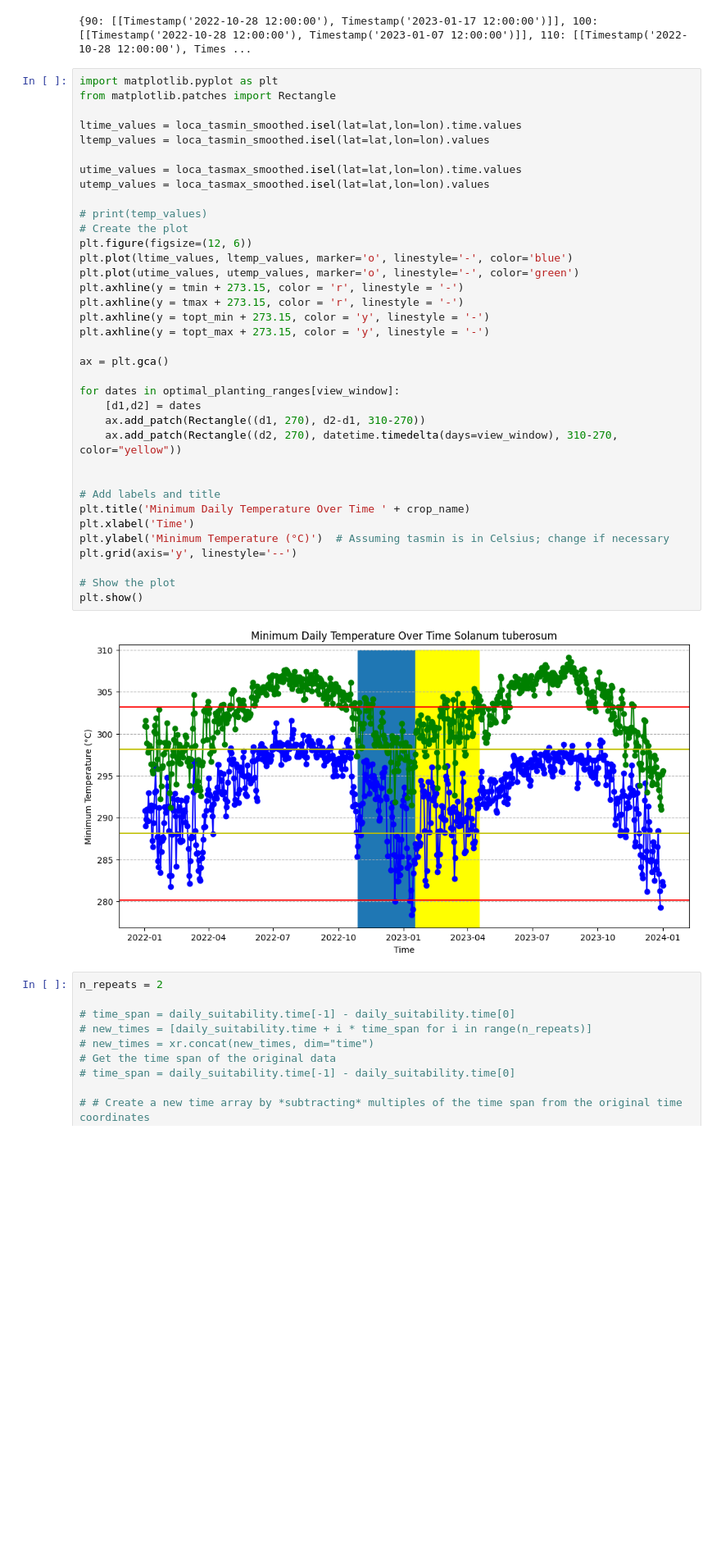
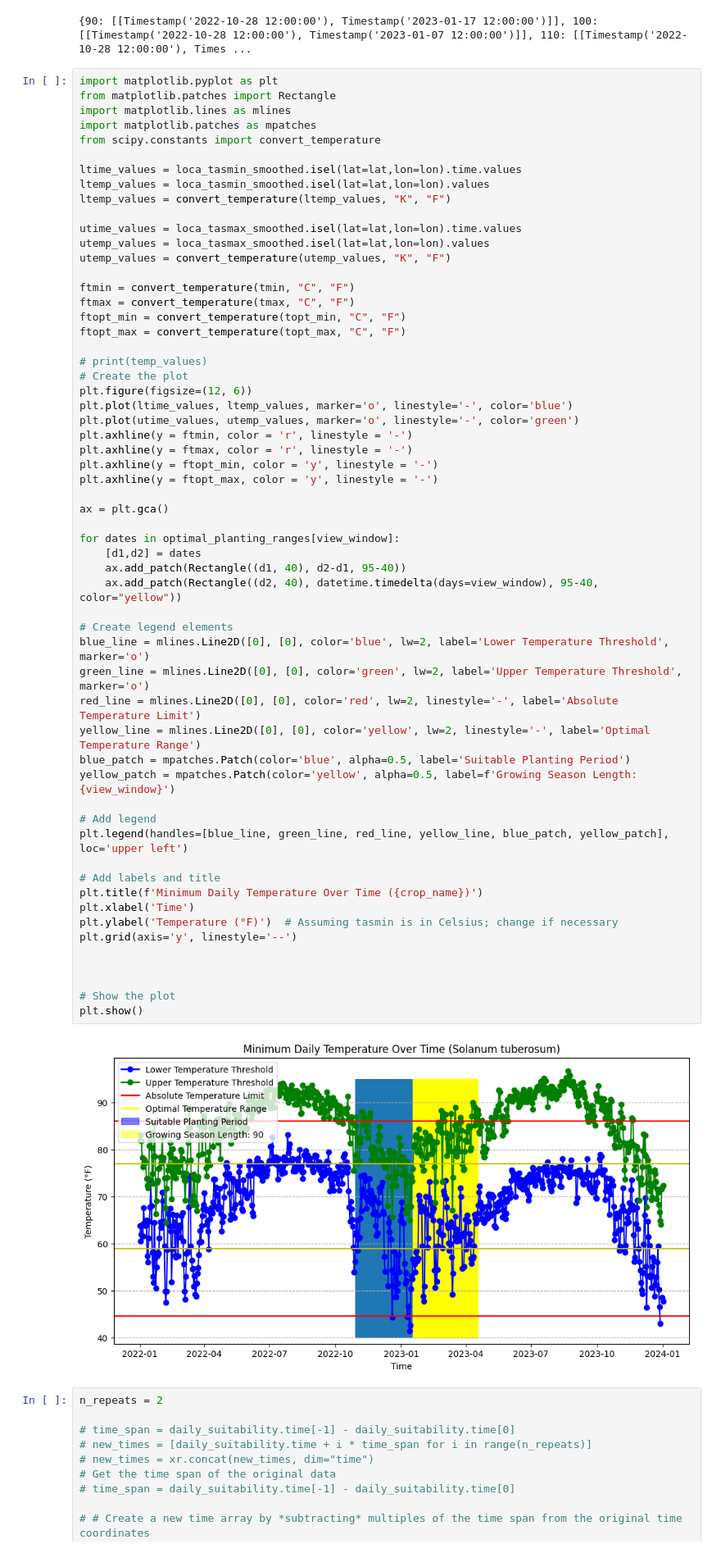
Before and after one commit to stereowrench/crop-models, a Jupyter notebook: Crop Simulations.ipynb, the cells around one changed output. Shown at 82% size. Drawn from its saved outputs; the diff is of its cells as text; blank space fills up the shorter version.

```diff
--- a/Crop Simulations.ipynb
+++ b/Crop Simulations.ipynb
@@ -340,41 +345,63 @@ print(optimal_planting_ranges)
 # %%
 import matplotlib.pyplot as plt
 from matplotlib.patches import Rectangle
+import matplotlib.lines as mlines
+import matplotlib.patches as mpatches
+from scipy.constants import convert_temperature
 
 ltime_values = loca_tasmin_smoothed.isel(lat=lat,lon=lon).time.values
 ltemp_values = loca_tasmin_smoothed.isel(lat=lat,lon=lon).values
+ltemp_values = convert_temperature(ltemp_values, "K", "F")
 
 utime_values = loca_tasmax_smoothed.isel(lat=lat,lon=lon).time.values
 utemp_values = loca_tasmax_smoothed.isel(lat=lat,lon=lon).values
+utemp_values = convert_temperature(utemp_values, "K", "F")
+
+ftmin = convert_temperature(tmin, "C", "F")
+ftmax = convert_temperature(tmax, "C", "F")
+ftopt_min = convert_temperature(topt_min, "C", "F")
+ftopt_max = convert_temperature(topt_max, "C", "F")
 
 # print(temp_values)
 # Create the plot
 plt.figure(figsize=(12, 6))
 plt.plot(ltime_values, ltemp_values, marker='o', linestyle='-', color='blue')
 plt.plot(utime_values, utemp_values, marker='o', linestyle='-', color='green')
-plt.axhline(y = tmin + 273.15, color = 'r', linestyle = '-')
-plt.axhline(y = tmax + 273.15, color = 'r', linestyle = '-')
-plt.axhline(y = topt_min + 273.15, color = 'y', linestyle = '-')
-plt.axhline(y = topt_max + 273.15, color = 'y', linestyle = '-')
+plt.axhline(y = ftmin, color = 'r', linestyle = '-')
+plt.axhline(y = ftmax, color = 'r', linestyle = '-')
+plt.axhline(y = ftopt_min, color = 'y', linestyle = '-')
+plt.axhline(y = ftopt_max, color = 'y', linestyle = '-')
 
 ax = plt.gca()
 
 for dates in optimal_planting_ranges[view_window]:
     [d1,d2] = dates
-    ax.add_patch(Rectangle((d1, 270), d2-d1, 310-270))
-    ax.add_patch(Rectangle((d2, 270), datetime.timedelta(days=view_window), 310-270, color="yellow"))
+    ax.add_patch(Rectangle((d1, 40), d2-d1, 95-40))
+    ax.add_patch(Rectangle((d2, 40), datetime.timedelta(days=view_window), 95-40, color="yellow"))
+
+# Create legend elements
+blue_line = mlines.Line2D([0], [0], color='blue', lw=2, label='Lower Temperature Threshold', marker='o')
+green_line = mlines.Line2D([0], [0], color='green', lw=2, label='Upper Temperature Threshold', marker='o')
+red_line = mlines.Line2D([0], [0], color='red', lw=2, linestyle='-', label='Absolute Temperature Limit')
+yellow_line = mlines.Line2D([0], [0], color='yellow', lw=2, linestyle='-', label='Optimal Temperature Range')
+blue_patch = mpatches.Patch(color='blue', alpha=0.5, label='Suitable Planting Period')
+yellow_patch = mpatches.Patch(color='yellow', alpha=0.5, label=f'Growing Season Length: {view_window}')
+
+# Add legend
+plt.legend(handles=[blue_line, green_line, red_line, yellow_line, blue_patch, yellow_patch], loc='upper left')
+
+# Add labels and title
+plt.title(f'Minimum Daily Temperature Over Time ({crop_name})')
+plt.xlabel('Time')
+plt.ylabel('Temperature (°F)')  # Assuming tasmin is in Celsius; change if necessary
+plt.grid(axis='y', linestyle='--')
 
 
-# Add labels and title
-plt.title('Minimum Daily Temperature Over Time ' + crop_name)
-plt.xlabel('Time')
-plt.ylabel('Minimum Temperature (°C)')  # Assuming tasmin is in Celsius; change if necessary
-plt.grid(axis='y', linestyle='--')
 
 # Show the plot
 plt.show()
 # %% [output]
-[figure, old version]
+[figure, new version]
 # %%
 n_repeats = 2
 
```
Also changed, not shown: parts of 1 cell of this notebook.
